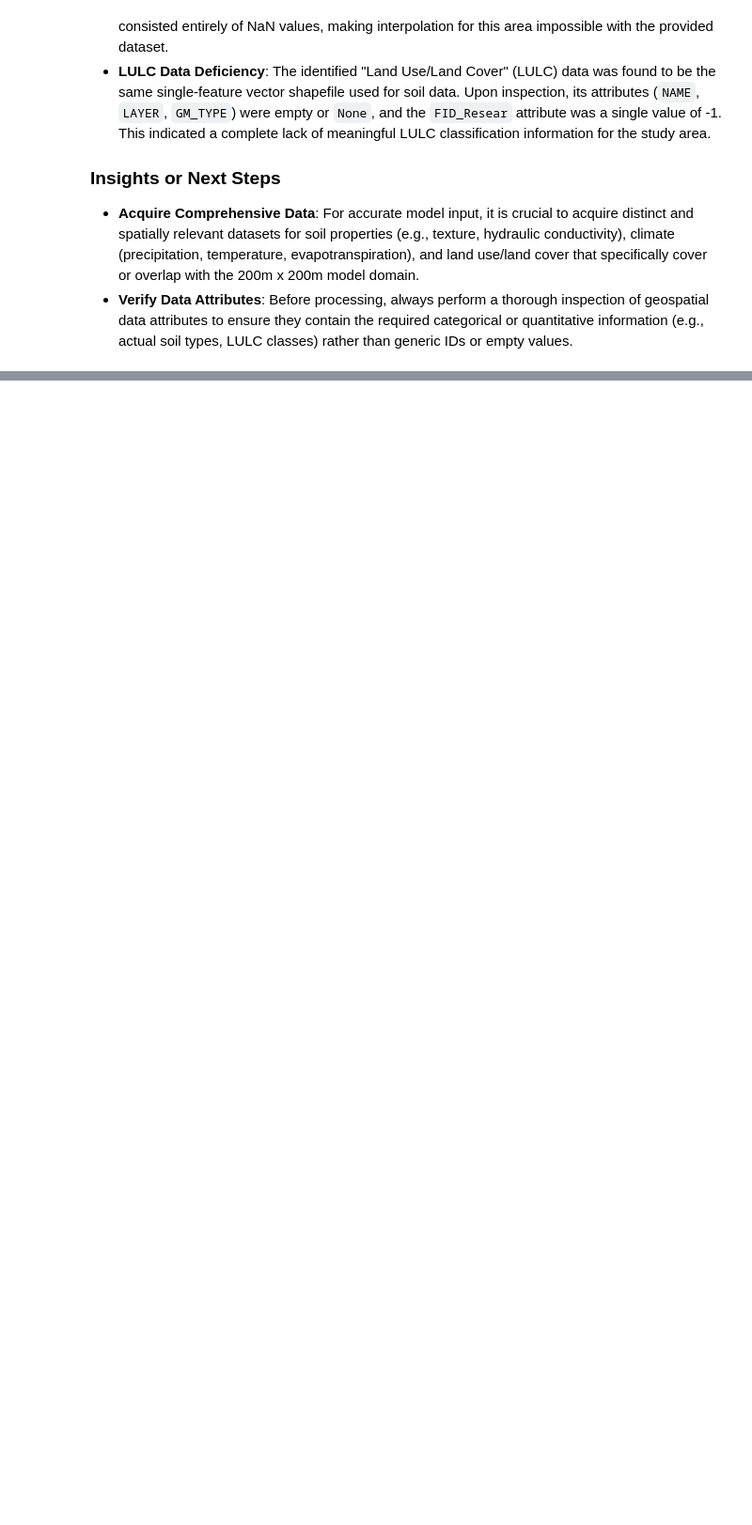
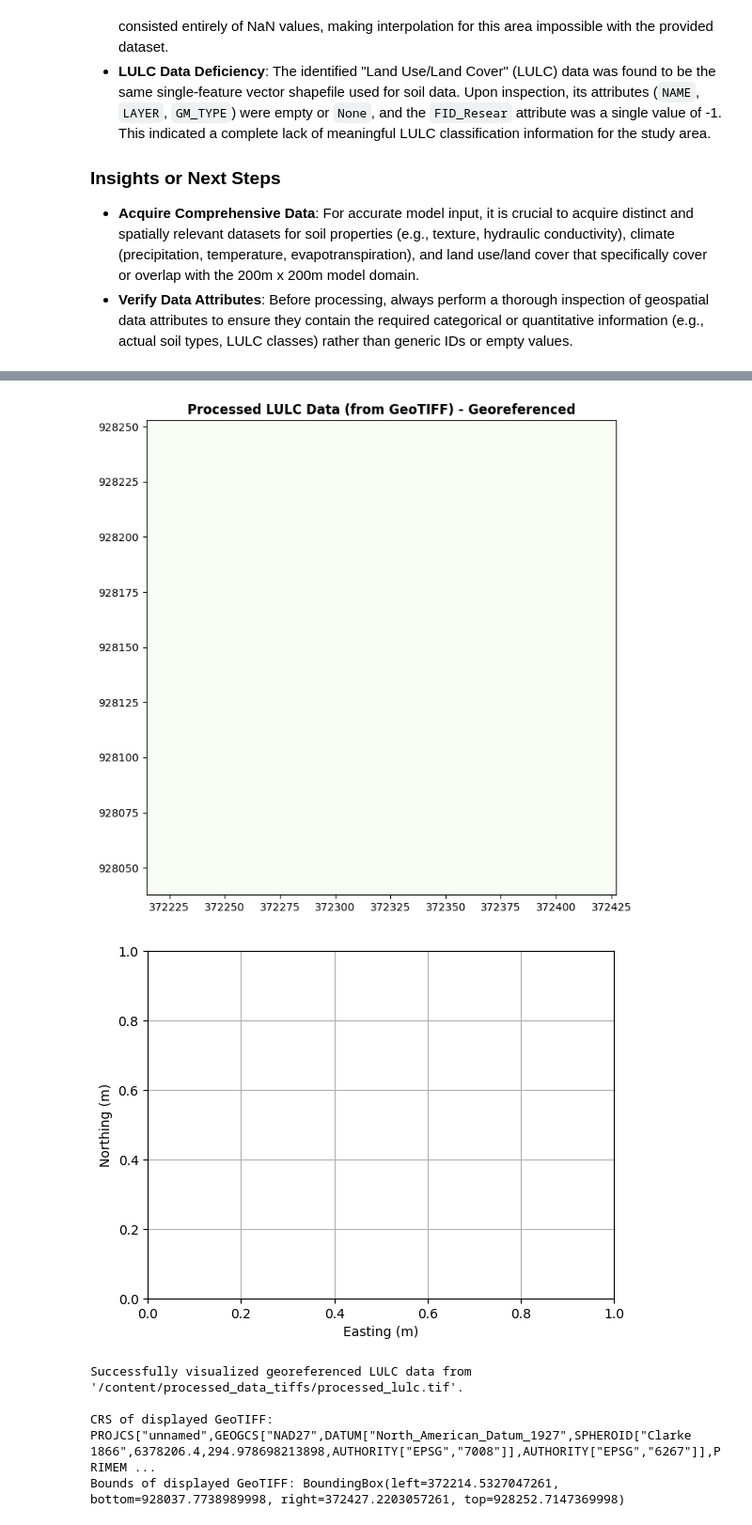
Before and after one commit to abduhydro/Abdu-Model, a Jupyter notebook: Copy_of_notebookeecd91b986.ipynb, the cells around one changed output, grey strips where cells are left out. Shown at 94% size. Cells and saved outputs as stored; diff of their text form; code cells hidden in the pictures; blank space fills up the shorter version.

```diff
--- a/Copy_of_notebookeecd91b986.ipynb
+++ b/Copy_of_notebookeecd91b986.ipynb
@@ -6293,0 +7892,35 @@ Series([], Name: count, dtype: int64)
+# %%
+import matplotlib.pyplot as plt
+import rasterio
+from rasterio.plot import show
+import os
+
+output_dir_tiff = '/content/processed_data_tiffs'
+lulc_tiff_path = os.path.join(output_dir_tiff, 'processed_lulc.tif')
+
+if os.path.exists(lulc_tiff_path):
+    try:
+        with rasterio.open(lulc_tiff_path) as src:
+            plt.figure(figsize=(8, 8))
+            show(src, cmap='Greens', title='Processed LULC Data (from GeoTIFF) - Georeferenced')
+            plt.xlabel('Easting (m)')
+            plt.ylabel('Northing (m)')
+            plt.grid(True)
+            plt.show()
+            print(f"Successfully visualized georeferenced LULC data from '{lulc_tiff_path}'.")
+
+            # Optionally, print some metadata to confirm CRS is loaded
+            print(f"\nCRS of displayed GeoTIFF: {src.crs}")
+            print(f"Bounds of displayed GeoTIFF: {src.bounds}")
+
+    except Exception as e:
+        print(f"Error opening or displaying GeoTIFF file: {e}")
+else:
+    print(f"Error: LULC GeoTIFF file not found at '{lulc_tiff_path}'. Please ensure it was saved correctly.")
+# %% [output]
+[figure, added]
+[figure, added]
+Successfully visualized georeferenced LULC data from '/content/processed_data_tiffs/processed_lulc.tif'.
+
+CRS of displayed GeoTIFF: PROJCS["unnamed",GEOGCS["NAD27",DATUM["North_American_Datum_1927",SPHEROID["Clarke 1866",6378206.4,294.978698213898,AUTHORITY["EPSG","7008"]],AUTHORITY["EPSG","6267"]],PRIMEM ...
+Bounds of displayed GeoTIFF: BoundingBox(left=372214.5327047261, bottom=928037.7738989998, right=372427.2203057261, top=928252.7147369998)
```
Also changed, not shown: parts of 63 cells of this notebook.
